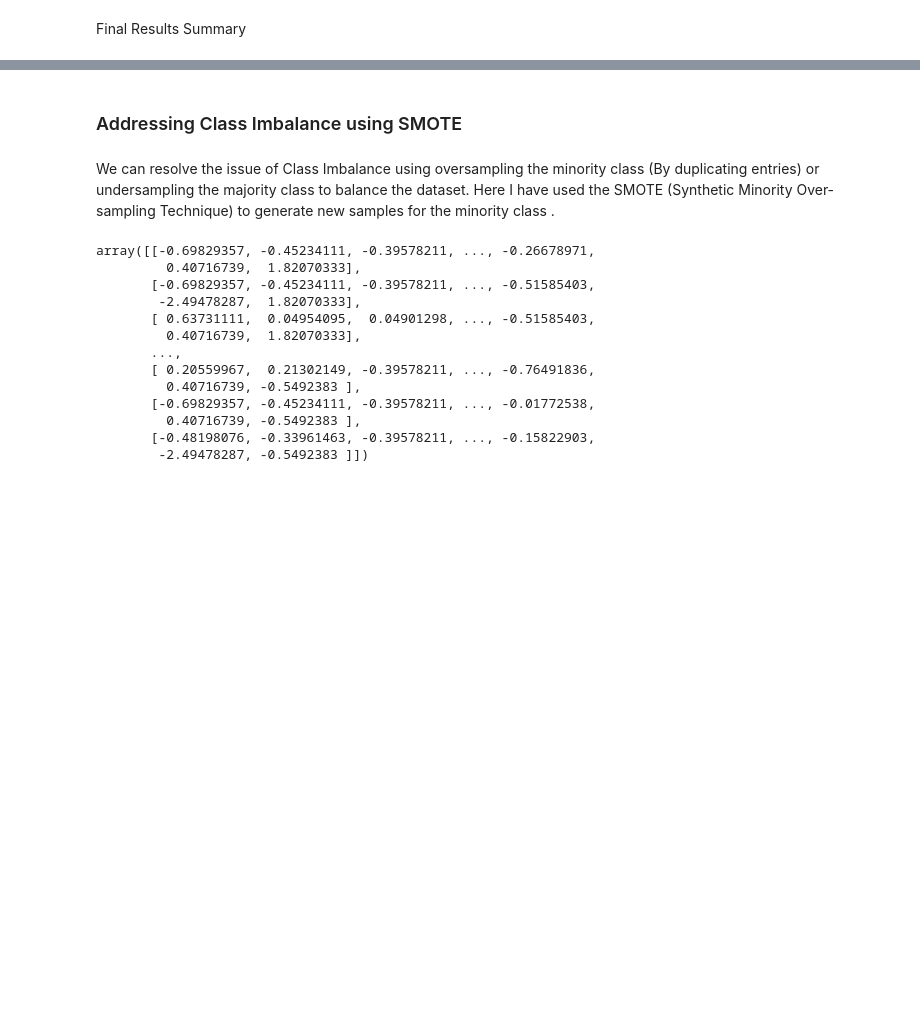
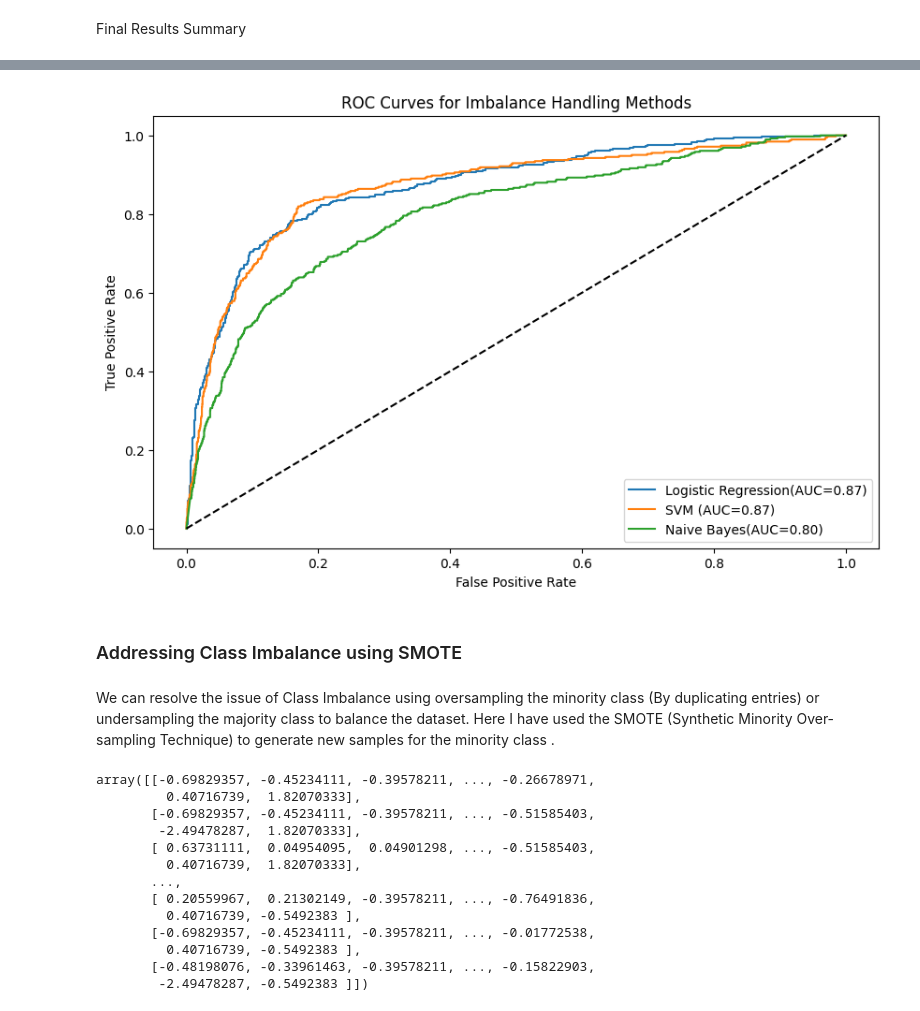
Before and after one commit to keshavbansall/Suggesteria-The-Recommendation-System, a Jupyter notebook: Programming Assignment-1/Suggesteria_Programming_Assignment_1.ipynb, the cells around one changed output, grey strips where cells are left out. Saved outputs shown, nothing was run; the diff lists cells and outputs as text; code cells hidden in the pictures; blank space fills up the shorter version.

```diff
--- a/Programming Assignment-1/Suggesteria_Programming_Assignment_1.ipynb
+++ b/Programming Assignment-1/Suggesteria_Programming_Assignment_1.ipynb
@@ -288,3 +367,27 @@ XGBoost with Class Imbalance:Accuracy=0.88, ROC AUC=0.82
+# %%
+# ROC Curve Visualization
+plt.figure(figsize=(10,6))
+
+# Logistic Regression
+fpr_logreg, tpr_logreg, _=roc_curve(y_test,y_prob_logreg)
+plt.plot(fpr_logreg,tpr_logreg,label=f'Logistic Regression(AUC={logreg_auc:.2f})')
+
+# SVM
+fpr_svm,tpr_svm,_=roc_curve(y_test,y_prob_svm)
+plt.plot(fpr_svm,tpr_svm,label=f'SVM (AUC={svm_auc:.2f})')
+
+# Naive Bayes
+fpr_nb,tpr_nb,_=roc_curve(y_test,y_prob_nb)
+plt.plot(fpr_nb,tpr_nb,label=f'Naive Bayes(AUC={nb_auc:.2f})')
+
+plt.plot([0, 1],[0, 1],'k--')
+plt.title('ROC Curves for Imbalance Handling Methods')
+plt.xlabel('False Positive Rate')
+plt.ylabel('True Positive Rate')
+plt.legend()
+plt.show()
+# %% [output]
+[figure, added]
 # %% [markdown]
 ### Addressing Class Imbalance using SMOTE
 # %% [markdown]
```
Also changed, not shown: parts of 10 cells of this notebook, 1 other file.
